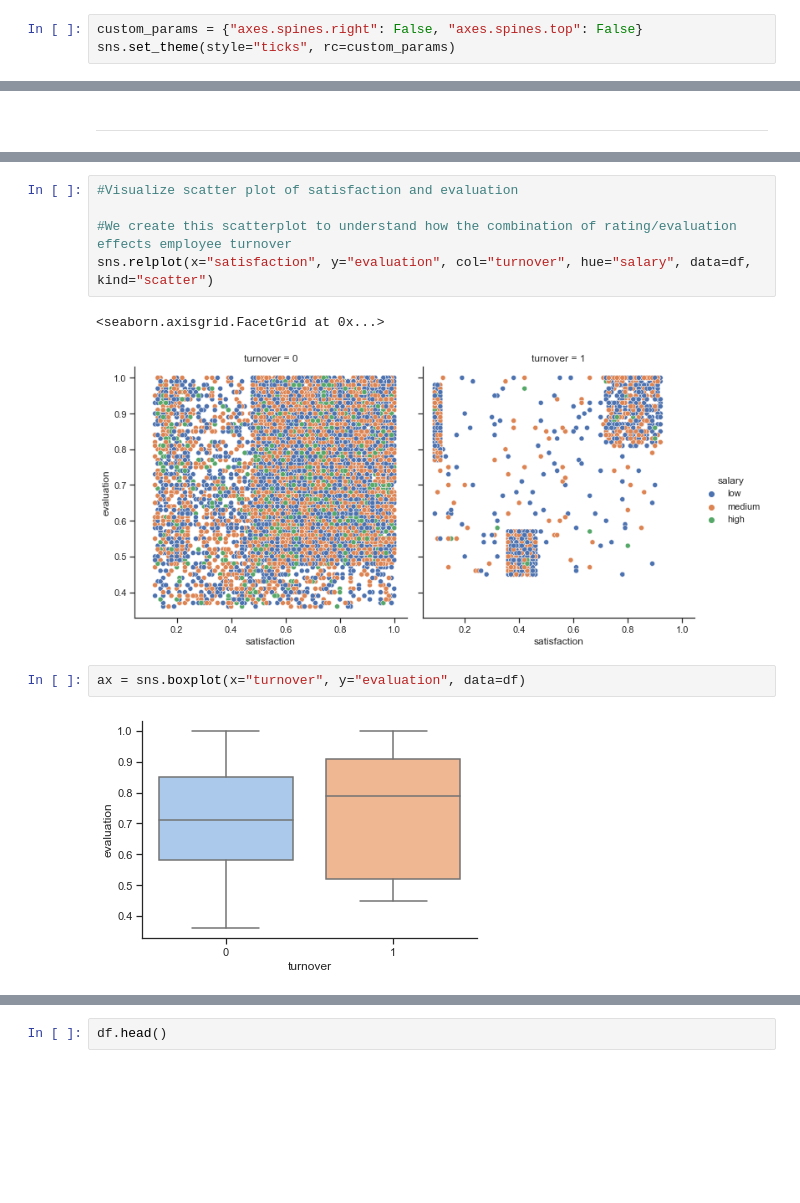
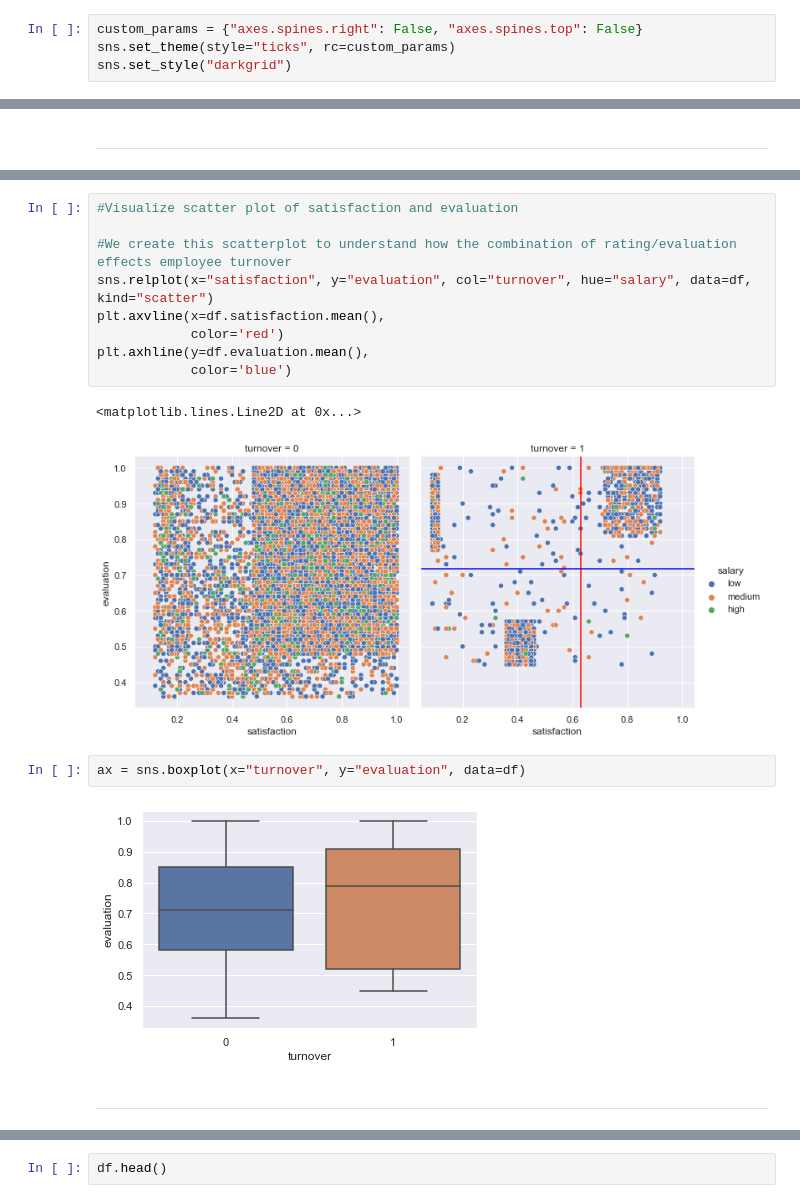
Before and after one commit to ankurdhamija83/Data-Science-Portfolio, a Jupyter notebook: Applied-ML-Models/HR-Analytics/HR-Analytics.ipynb, the cells around one changed output, grey strips where cells are left out. Saved outputs shown, nothing was run; the diff lists cells and outputs as text; blank space fills up the shorter version.

```diff
--- a/Applied-ML-Models/HR-Analytics/HR-Analytics.ipynb
+++ b/Applied-ML-Models/HR-Analytics/HR-Analytics.ipynb
@@ -47,6 +47,7 @@ display(HTML("<style>pre { white-space: pre !important; }</style>"))
 # %%
 custom_params = {"axes.spines.right": False, "axes.spines.top": False}
 sns.set_theme(style="ticks", rc=custom_params)
+sns.set_style("darkgrid")
 # %% [markdown]
 -------
 # %% [markdown]
@@ -336,12 +348,18 @@ sns.countplot(y="salary", hue='turnover', data=df).set_title('Employee Salary Tu
 # %%
 #Visualize scatter plot of satisfaction and evaluation
 
 #We create this scatterplot to understand how the combination of rating/evaluation effects employee turnover
 sns.relplot(x="satisfaction", y="evaluation", col="turnover", hue="salary", data=df, kind="scatter")
+plt.axvline(x=df.satisfaction.mean(),
+            color='red')
+plt.axhline(y=df.evaluation.mean(),
+            color='blue')
 # %% [output]
-<seaborn.axisgrid.FacetGrid at 0x...>
+<matplotlib.lines.Line2D at 0x...>
-[figure, old version]
+[figure, new version]
 # %%
 ax = sns.boxplot(x="turnover", y="evaluation", data=df)
 # %% [output]
-[figure, old version]
+[figure, new version]
+# %% [markdown]
+-------
```
Also changed, not shown: parts of 60 cells of this notebook, 1 other file.
